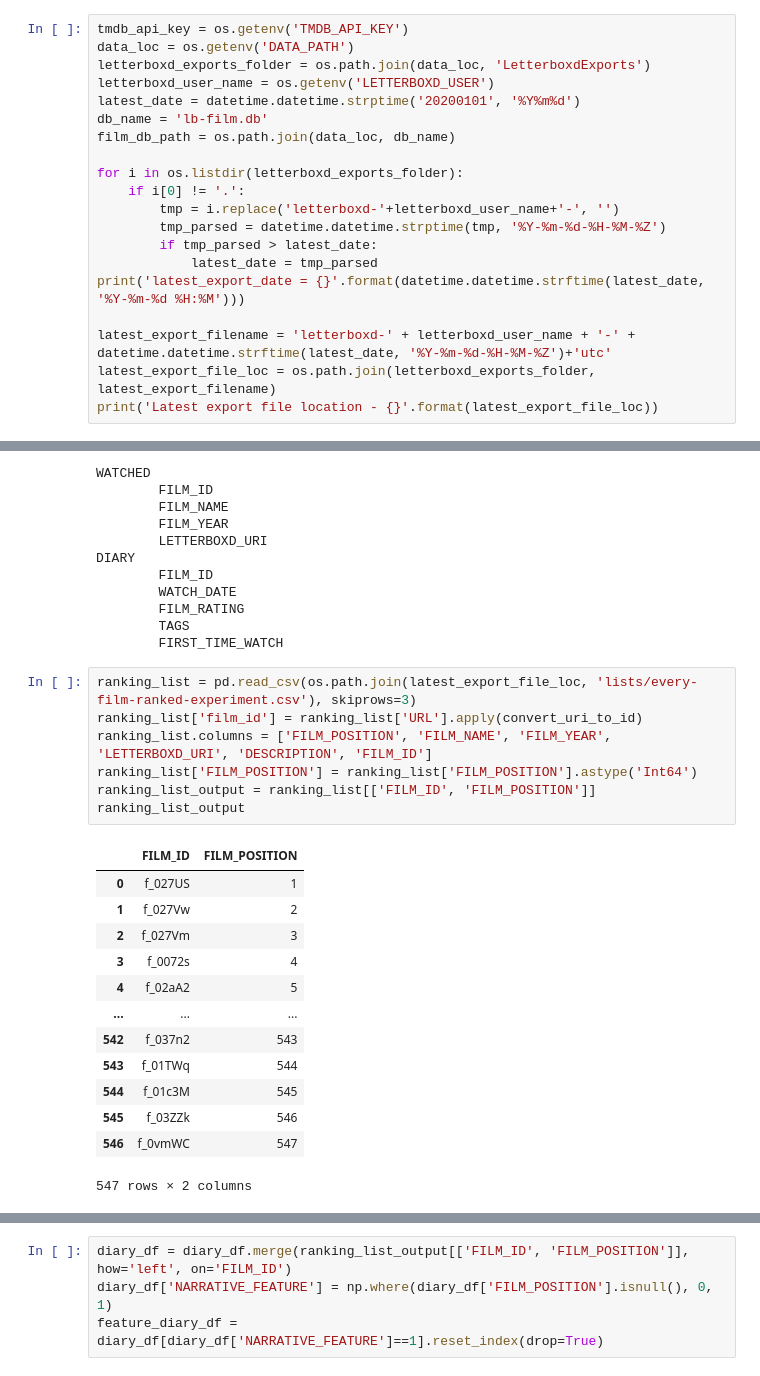
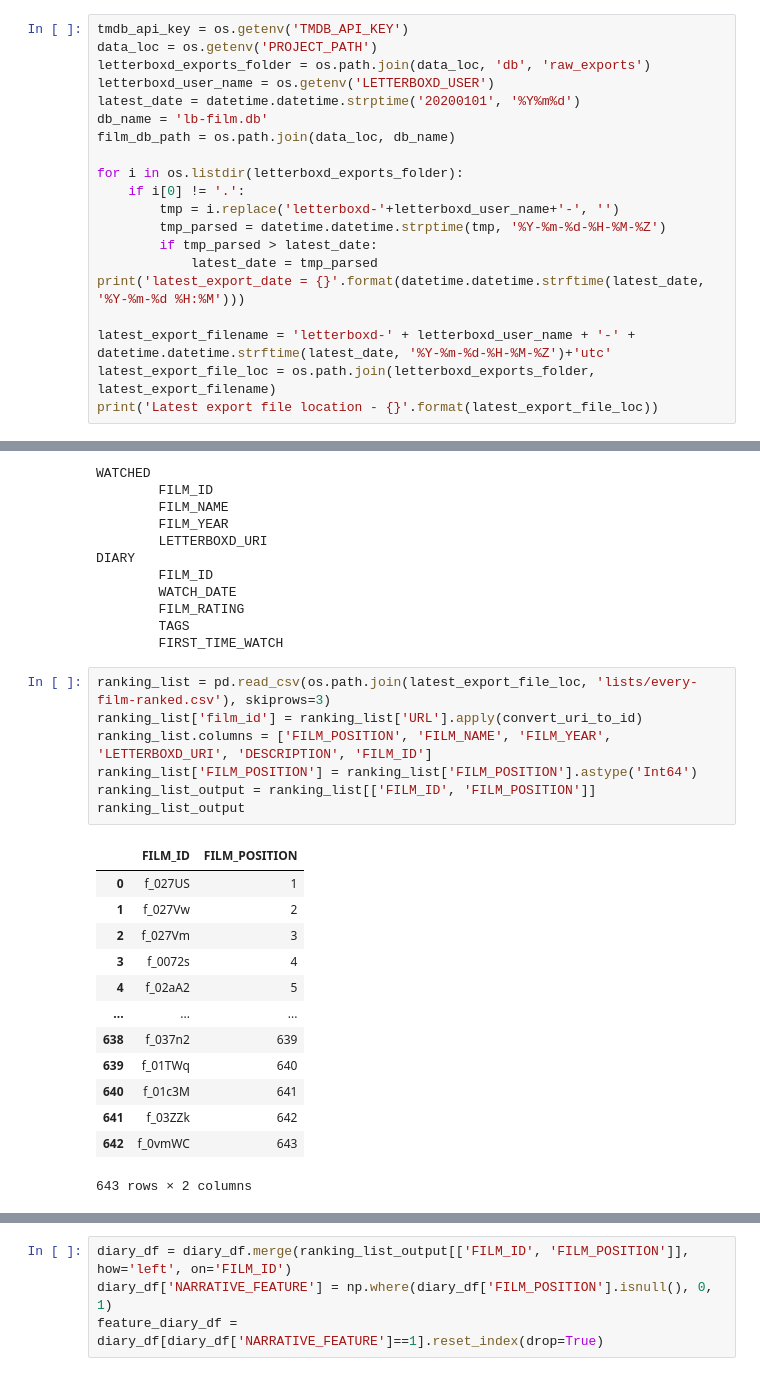
Before and after one commit to TD1138/letterboxd-app, a Jupyter notebook: lib/notebooks/LetterboxdDataIngestion.ipynb, the cells around one changed output, grey strips where cells are left out. Saved outputs shown, nothing was run; the diff lists cells and outputs as text.

```diff
--- a/lib/notebooks/LetterboxdDataIngestion.ipynb
+++ b/lib/notebooks/LetterboxdDataIngestion.ipynb
@@ -19,7 +19,7 @@ Error:
 # %%
 tmdb_api_key = os.getenv('TMDB_API_KEY')
-data_loc = os.getenv('DATA_PATH')
-letterboxd_exports_folder = os.path.join(data_loc, 'LetterboxdExports')
+data_loc = os.getenv('PROJECT_PATH')
+letterboxd_exports_folder = os.path.join(data_loc, 'db', 'raw_exports')
 letterboxd_user_name = os.getenv('LETTERBOXD_USER')
 latest_date = datetime.datetime.strptime('20200101', '%Y%m%d')
 db_name = 'lb-film.db'
@@ -183,26 +196,26 @@ DIARY
         TAGS
         FIRST_TIME_WATCH
 # %%
-ranking_list = pd.read_csv(os.path.join(latest_export_file_loc, 'lists/every-film-ranked-experiment.csv'), skiprows=3)
+ranking_list = pd.read_csv(os.path.join(latest_export_file_loc, 'lists/every-film-ranked.csv'), skiprows=3)
 ranking_list['film_id'] = ranking_list['URL'].apply(convert_uri_to_id)
 ranking_list.columns = ['FILM_POSITION', 'FILM_NAME', 'FILM_YEAR', 'LETTERBOXD_URI', 'DESCRIPTION', 'FILM_ID']
 ranking_list['FILM_POSITION'] = ranking_list['FILM_POSITION'].astype('Int64')
 ranking_list_output = ranking_list[['FILM_ID', 'FILM_POSITION']]
 ranking_list_output
 # %% [output]
 |  | FILM_ID | FILM_POSITION |
 | 0 | f_027US | 1 |
 | 1 | f_027Vw | 2 |
 | 2 | f_027Vm | 3 |
 | 3 | f_0072s | 4 |
 | 4 | f_02aA2 | 5 |
 | ... | ... | ... |
-| 542 | f_037n2 | 543 |
-| 543 | f_01TWq | 544 |
-| 544 | f_01c3M | 545 |
-| 545 | f_03ZZk | 546 |
-| 546 | f_0vmWC | 547 |
+| 638 | f_037n2 | 639 |
+| 639 | f_01TWq | 640 |
+| 640 | f_01c3M | 641 |
+| 641 | f_03ZZk | 642 |
+| 642 | f_0vmWC | 643 |
-547 rows × 2 columns
+643 rows × 2 columns
 # %%
 df_to_table(ranking_list_output, film_db_path, 'RANKING')
 # %% [output]
```
Also changed, not shown: parts of 27 cells of this notebook, 5 other files.
